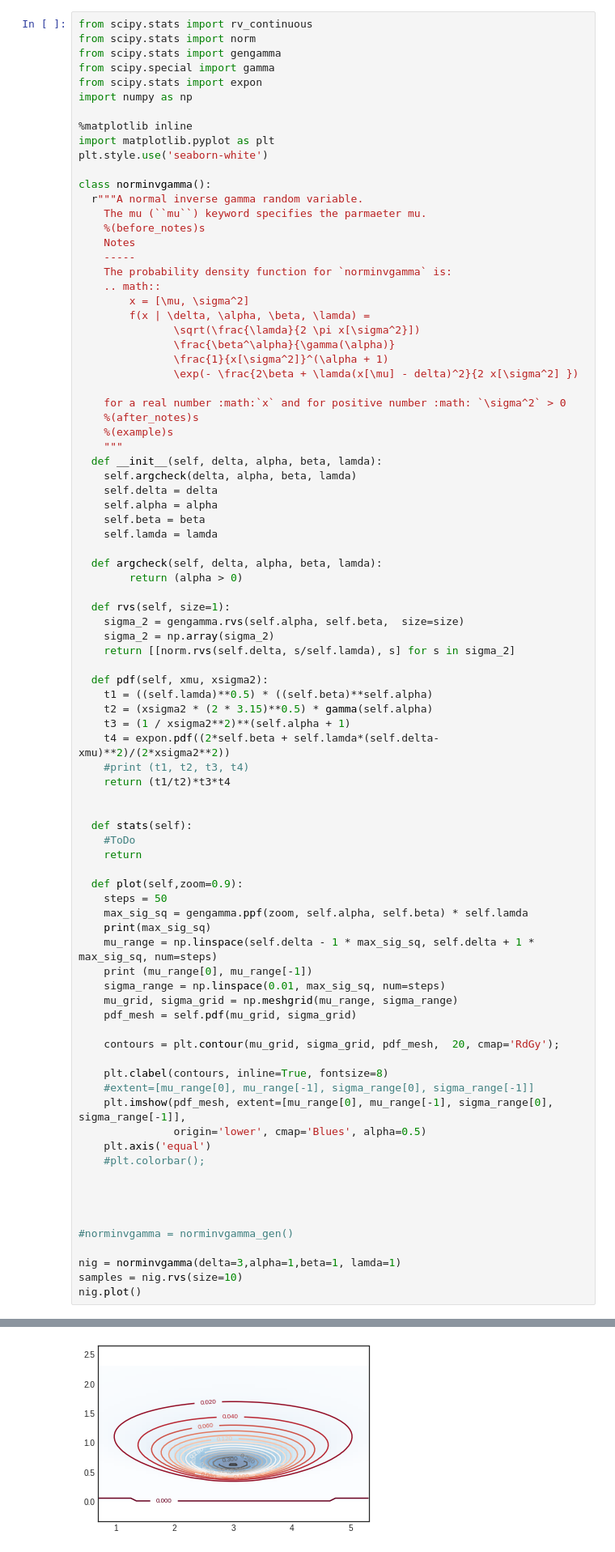
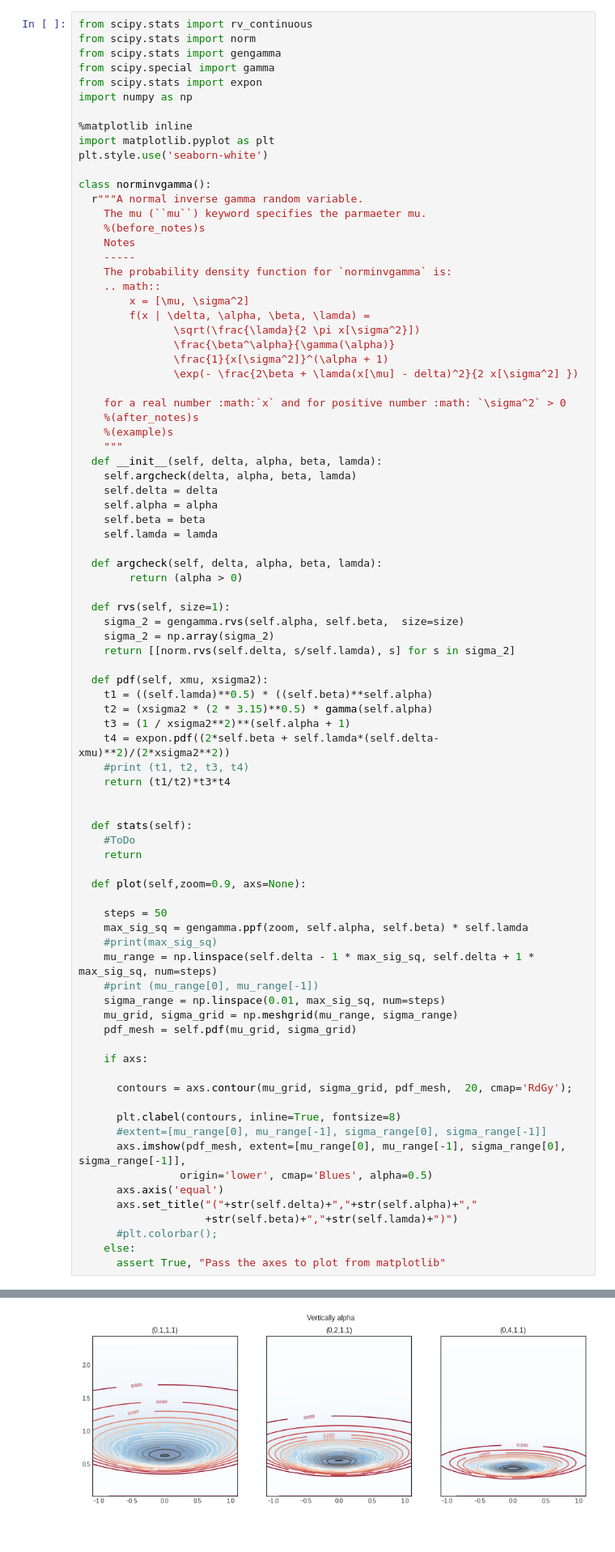
Before and after one commit to deebuls/devblog, a Jupyter notebook: 2020-05-19-probability-normalinversegamma.ipynb, the cells around one changed output, grey strips where cells are left out. Shown at 81% size. Cells and saved outputs as stored; diff of their text form; blank space fills up the shorter version.

Commit message:
Updated plotting with multiple plots

```diff
--- a/2020-05-19-probability-normalinversegamma.ipynb
+++ b/2020-05-19-probability-normalinversegamma.ipynb
@@ -78,31 +86,29 @@ class norminvgamma():
     #ToDo
     return
 
-  def plot(self,zoom=0.9):
+  def plot(self,zoom=0.9, axs=None):
+
     steps = 50
     max_sig_sq = gengamma.ppf(zoom, self.alpha, self.beta) * self.lamda
-    print(max_sig_sq)
+    #print(max_sig_sq)
     mu_range = np.linspace(self.delta - 1 * max_sig_sq, self.delta + 1 * max_sig_sq, num=steps)
-    print (mu_range[0], mu_range[-1])
+    #print (mu_range[0], mu_range[-1])
     sigma_range = np.linspace(0.01, max_sig_sq, num=steps)
     mu_grid, sigma_grid = np.meshgrid(mu_range, sigma_range)
     pdf_mesh = self.pdf(mu_grid, sigma_grid)
 
-    contours = plt.contour(mu_grid, sigma_grid, pdf_mesh,  20, cmap='RdGy');
+    if axs:
 
-    plt.clabel(contours, inline=True, fontsize=8)
-    #extent=[mu_range[0], mu_range[-1], sigma_range[0], sigma_range[-1]]
-    plt.imshow(pdf_mesh, extent=[mu_range[0], mu_range[-1], sigma_range[0], sigma_range[-1]],
-               origin='lower', cmap='Blues', alpha=0.5)
-    plt.axis('equal')
-    #plt.colorbar();
+      contours = axs.contour(mu_grid, sigma_grid, pdf_mesh,  20, cmap='RdGy');
 
-
-
-
-#norminvgamma = norminvgamma_gen()
-
-nig = norminvgamma(delta=3,alpha=1,beta=1, lamda=1)
-samples = nig.rvs(size=10)
-nig.plot()
+      plt.clabel(contours, inline=True, fontsize=8)
+      #extent=[mu_range[0], mu_range[-1], sigma_range[0], sigma_range[-1]]
+      axs.imshow(pdf_mesh, extent=[mu_range[0], mu_range[-1], sigma_range[0], sigma_range[-1]],
+                origin='lower', cmap='Blues', alpha=0.5)
+      axs.axis('equal')
+      axs.set_title("("+str(self.delta)+","+str(self.alpha)+","
+                    +str(self.beta)+","+str(self.lamda)+")")
+      #plt.colorbar();
+    else:
+      assert True, "Pass the axes to plot from matplotlib"
 # %% [output]
@@ -111 +115 @@ nig.plot()
-[figure, old version]
+[figure, new version]
```
Also changed, not shown: parts of 13 cells of this notebook.
